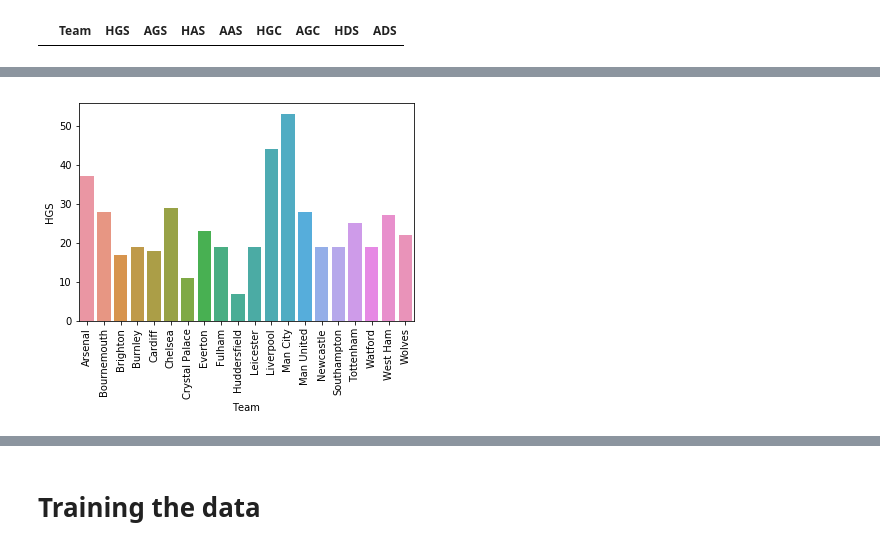
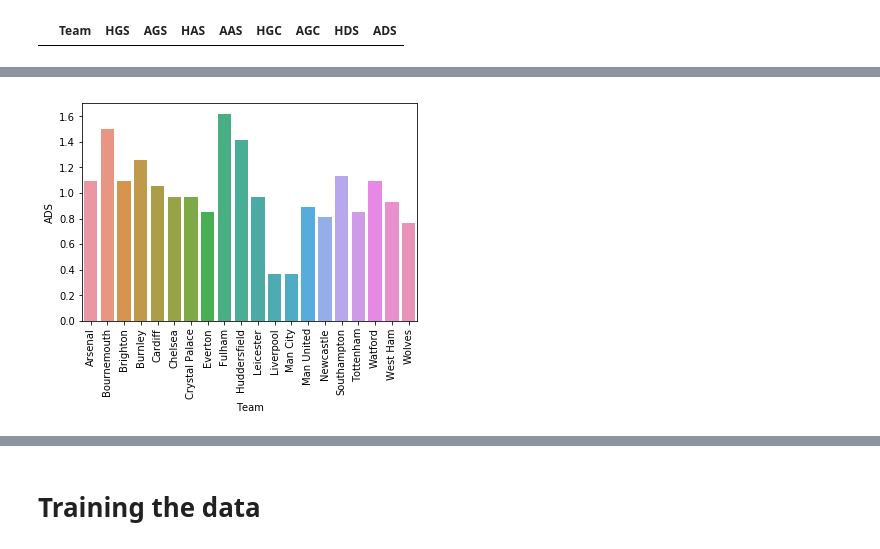
Before and after one commit to michaelbuchar/Bundesliga-Predictor, a Jupyter notebook: Premier_League_Predictor_1819.ipynb, the cells around one changed output, grey strips where cells are left out. Cells and saved outputs as stored; diff of their text form; code cells hidden in the pictures.

```diff
--- a/Premier_League_Predictor_1819.ipynb
+++ b/Premier_League_Predictor_1819.ipynb
@@ -206,11 +207,11 @@ table
 # %%
 ### Plotting the results in a nice bar chart ###
 
-has_plot = sns.barplot(table.Team,table.HGS) # Home Goals Scored
+has_plot = sns.barplot(table.Team,table.ADS) # Home Goals Scored
 for item in has_plot.get_xticklabels():
     item.set_rotation(90) # so that the x-axis labels are readable
 # %% [output]
-[figure, old version]
+[figure, new version]
 # %%
 ### Man United Stats ###
 
```
Also changed, not shown: parts of 37 cells of this notebook, 3 other files.
